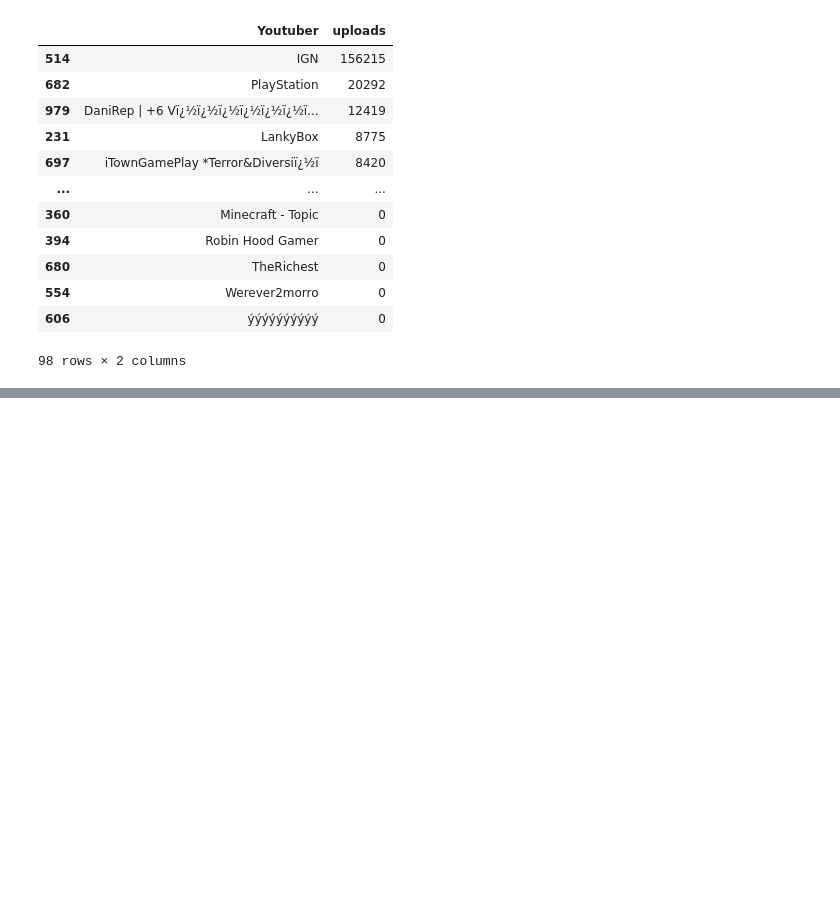
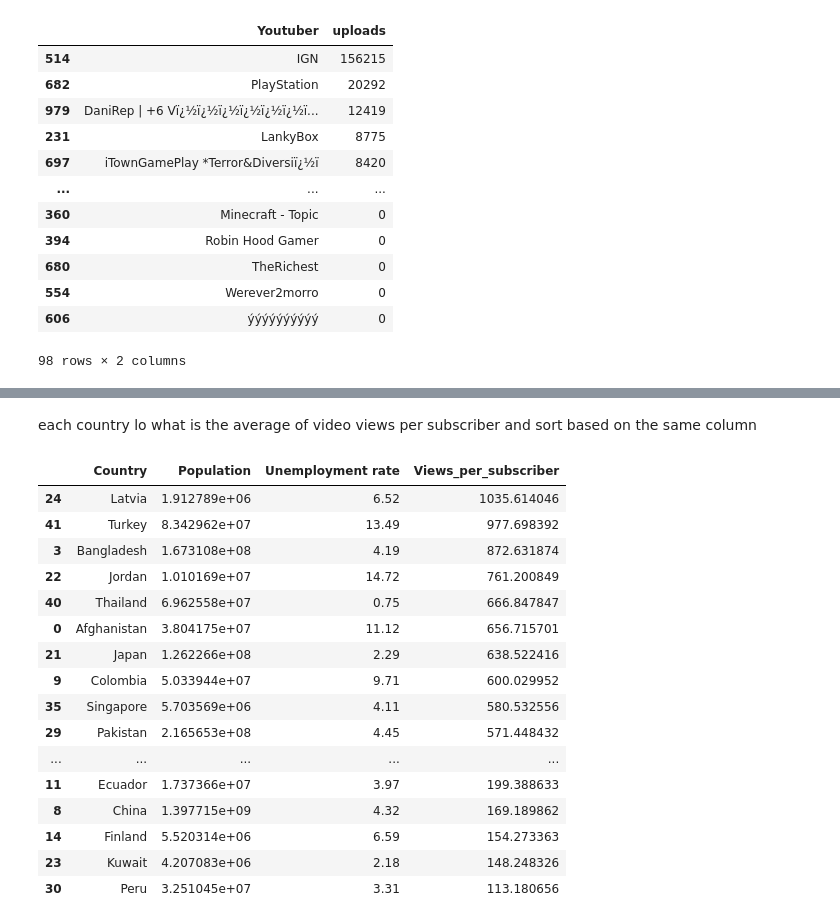
Before and after one commit to KavyaNair01/Machine_Learning, a Jupyter notebook: Pandas_practice.ipynb, the cells around one changed output, grey strips where cells are left out. Saved outputs shown, nothing was run; the diff lists cells and outputs as text; code cells hidden in the pictures; blank space fills up the shorter version.

```diff
--- a/Pandas_practice.ipynb
+++ b/Pandas_practice.ipynb
@@ -266,0 +346,3 @@ df.loc[df['channel_type']=='Games', ['Youtuber','uploads']].sort_values(by = ['u
+# %%
+df['Views_per_subscriber'] = df['video views']/df['subscribers']
+df['Views_per_subscriber'].min(), df['Views_per_subscriber'].max(), df['Views_per_subscriber'].mean(), df['Views_per_subscriber'].isnull().sum()
@@ -266,0 +353,3 @@ df.loc[df['channel_type']=='Games', ['Youtuber','uploads']].sort_values(by = ['u
+# %%
+df['create_dt'] = df['created_date'].astype(str) + '-' +  df['created_month'] + '-' + df['created_year'].astype(int, errors='ignore').astype(str)
+df['create_dt']
@@ -266,0 +371,22 @@ df.loc[df['channel_type']=='Games', ['Youtuber','uploads']].sort_values(by = ['u
+# %% [markdown]
+each country lo what is the average of video views per subscriber and sort based on the same column
+# %%
+df.groupby(['Country', 'Population','Unemployment rate'])['Views_per_subscriber'].mean().reset_index().sort_values(by = 'Views_per_subscriber', ascending = False)
+# %% [output]
+|  | Country | Population | Unemployment rate | Views_per_subscriber |
+| 24 | Latvia | 1.912789e+06 | 6.52 | 1035.614046 |
+| 41 | Turkey | 8.342962e+07 | 13.49 | 977.698392 |
+| 3 | Bangladesh | 1.673108e+08 | 4.19 | 872.631874 |
+| 22 | Jordan | 1.010169e+07 | 14.72 | 761.200849 |
+| 40 | Thailand | 6.962558e+07 | 0.75 | 666.847847 |
+| 0 | Afghanistan | 3.804175e+07 | 11.12 | 656.715701 |
+| 21 | Japan | 1.262266e+08 | 2.29 | 638.522416 |
+| 9 | Colombia | 5.033944e+07 | 9.71 | 600.029952 |
+| 35 | Singapore | 5.703569e+06 | 4.11 | 580.532556 |
+| 29 | Pakistan | 2.165653e+08 | 4.45 | 571.448432 |
+| ... | ... | ... | ... | ... |
+| 11 | Ecuador | 1.737366e+07 | 3.97 | 199.388633 |
+| 8 | China | 1.397715e+09 | 4.32 | 169.189862 |
+| 14 | Finland | 5.520314e+06 | 6.59 | 154.273363 |
+| 23 | Kuwait | 4.207083e+06 | 2.18 | 148.248326 |
+| 30 | Peru | 3.251045e+07 | 3.31 | 113.180656 |
```
Also changed, not shown: parts of 15 cells of this notebook.
